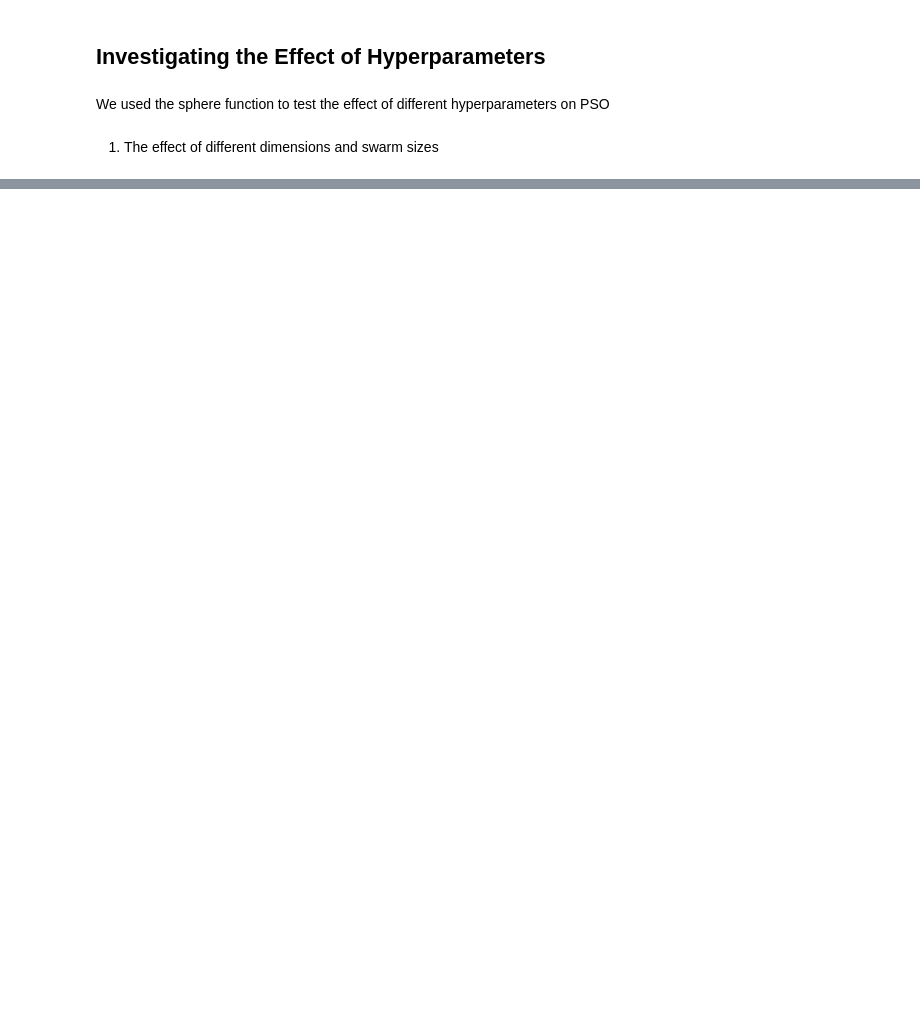
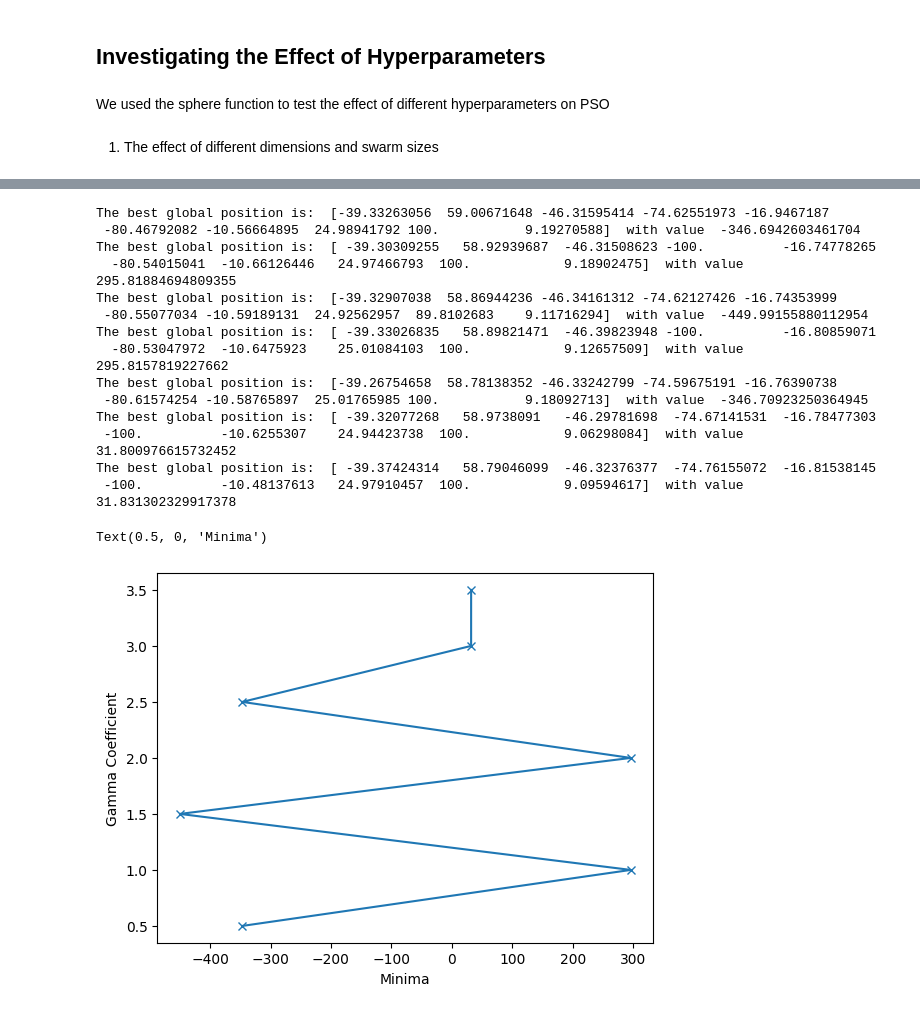
Before and after one commit to ridaqp/GA-PSO-Optimization-Study, a Jupyter notebook: pso/pso_investigation.ipynb, the cells around one changed output, grey strips where cells are left out. Cells and saved outputs as stored; diff of their text form; code cells hidden in the pictures; blank space fills up the shorter version.

```diff
--- a/pso/pso_investigation.ipynb
+++ b/pso/pso_investigation.ipynb
@@ -60,0 +54,30 @@ swarmpos = PSO(D)
+# %%
+# Gamma Coefficient
+
+dimensions = [0.5, 1, 1.5, 2, 2.5, 3, 3.5]
+costs = []
+for d in dimensions:
+    swarm = PSO.PSO(50, 10, -100, 100, 1, 100, 0.8, d, 0.9,0)
+    swarm.optimize()
+    costs.append(swarm.gBest)
+
+plt.plot(costs, dimensions, marker='x')
+plt.ylabel("Gamma Coefficient")
+plt.xlabel("Minima")
+# %% [output]
+The best global position is:  [-39.33263056  59.00671648 -46.31595414 -74.62551973 -16.9467187
+ -80.46792082 -10.56664895  24.98941792 100.           9.19270588]  with value  -346.6942603461704
+The best global position is:  [ -39.30309255   58.92939687  -46.31508623 -100.          -16.74778265
+  -80.54015041  -10.66126446   24.97466793  100.            9.18902475]  with value  295.81884694809355
+The best global position is:  [-39.32907038  58.86944236 -46.34161312 -74.62127426 -16.74353999
+ -80.55077034 -10.59189131  24.92562957  89.8102683    9.11716294]  with value  -449.99155880112954
+The best global position is:  [ -39.33026835   58.89821471  -46.39823948 -100.          -16.80859071
+  -80.53047972  -10.6475923    25.01084103  100.            9.12657509]  with value  295.8157819227662
+The best global position is:  [-39.26754658  58.78138352 -46.33242799 -74.59675191 -16.76390738
+ -80.61574254 -10.58765897  25.01765985 100.           9.18092713]  with value  -346.70923250364945
+The best global position is:  [ -39.32077268   58.9738091   -46.29781698  -74.67141531  -16.78477303
+ -100.          -10.6255307    24.94423738  100.            9.06298084]  with value  31.800976615732452
+The best global position is:  [ -39.37424314   58.79046099  -46.32376377  -74.76155072  -16.81538145
+ -100.          -10.48137613   24.97910457  100.            9.09594617]  with value  31.831302329917378
+Text(0.5, 0, 'Minima')
+[figure, added]
```
Also changed, not shown: parts of 9 cells of this notebook, 2 other files.
